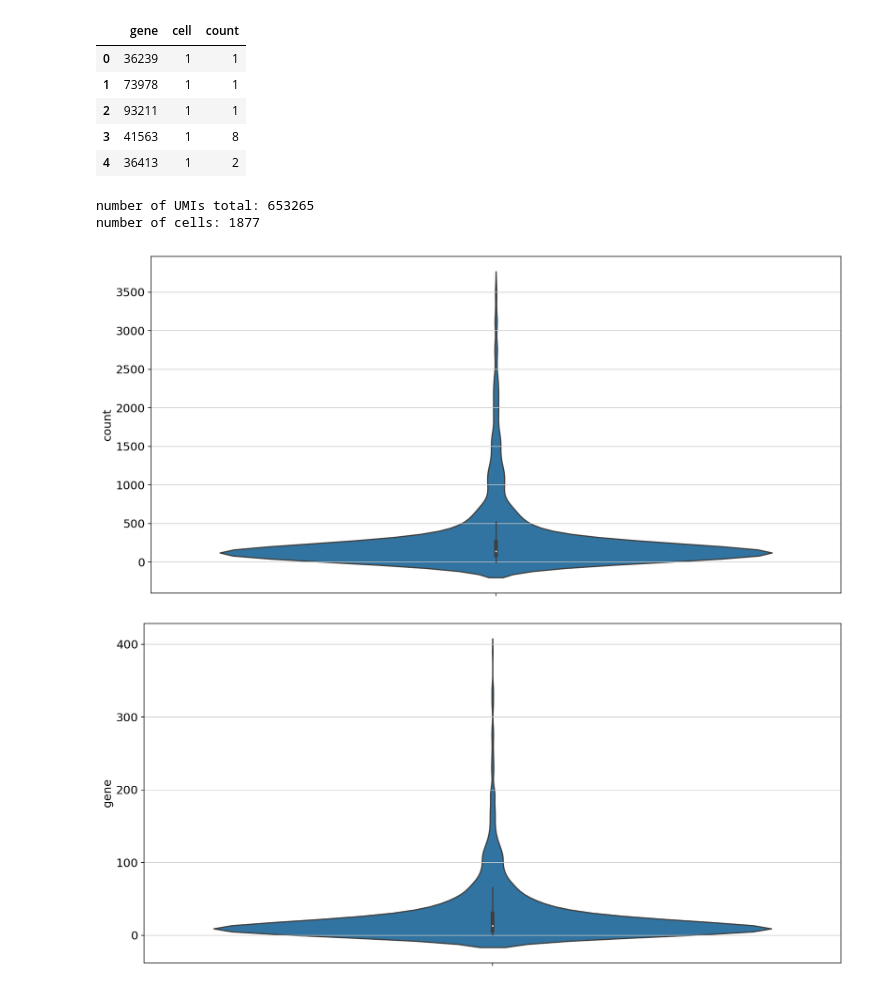
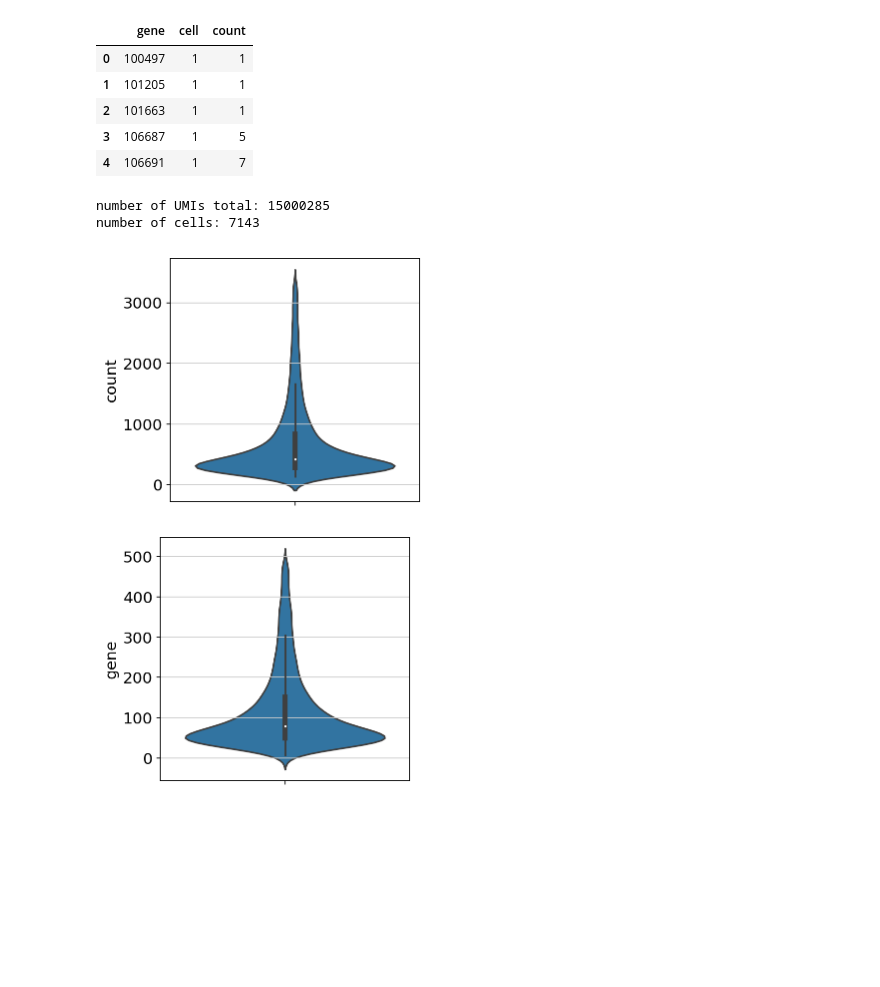
Before and after one commit to yelabucsf/spatial, a Jupyter notebook: notebooks/XYZeq_Primary_Analysis.ipynb, the cells around one changed output. Saved outputs shown, nothing was run; the diff lists cells and outputs as text; code cells hidden in the pictures; blank space fills up the shorter version.

Commit message:
newer data

```diff
--- a/notebooks/XYZeq_Primary_Analysis.ipynb
+++ b/notebooks/XYZeq_Primary_Analysis.ipynb
@@ -18,7 +18,7 @@ import scanpy.api as sc
 #
 #
 
-path="./data/"
+path="./data/20181110_DSP/"
 
 #get and format the data
 
@@ -30,49 +30,49 @@ count_matrix=pd.read_csv(path + 'matrix.mtx', sep=' ', header=None, index_col=No
 count_matrix.head()
 # %% [output]
 |  | gene | cell | count |
-| 0 | 36239 | 1 | 1 |
-| 1 | 73978 | 1 | 1 |
-| 2 | 93211 | 1 | 1 |
-| 3 | 41563 | 1 | 8 |
-| 4 | 36413 | 1 | 2 |
+| 0 | 100497 | 1 | 1 |
+| 1 | 101205 | 1 | 1 |
+| 2 | 101663 | 1 | 1 |
+| 3 | 106687 | 1 | 5 |
+| 4 | 106691 | 1 | 7 |
 # %%
 ##show some metrics for the data
 
 total_UMIS=count_matrix['count'].sum()
 cell_number=count_matrix['cell'].nunique()
 
 
 print("number of UMIs total:", total_UMIS)
 print("number of cells:", cell_number)
 
 
 #cell number, median UMIs and genes per cell, top genes
 
 
 
 #UMIs per cell
 UMIs=count_matrix.groupby('cell')['count'].sum()
 
-q=UMIs.quantile(0.99)
+q=UMIs.quantile(0.90)
 UMIs=UMIs[UMIs < q]
 
 sns.violinplot(UMIs, orient='v')
 plt.show()
 
 #genes per cell
 genes=count_matrix.groupby('cell')['gene'].nunique()
+
+q=genes.quantile(0.90)
+genes=genes[genes < q]
+
+
 sns.violinplot(genes, orient='v')
 plt.show()
-
-
-#%mito
-
-#over abbundant genes
 # %% [output]
-number of UMIs total: 653265
-number of cells: 1877
+number of UMIs total: 15000285
+number of cells: 7143
-[figure, old version]
+[figure, new version]
-[figure, old version]
+[figure, new version]
 # %%
 ##organize data for spatial plotting
 
```
Also changed, not shown: parts of 29 cells of this notebook.
